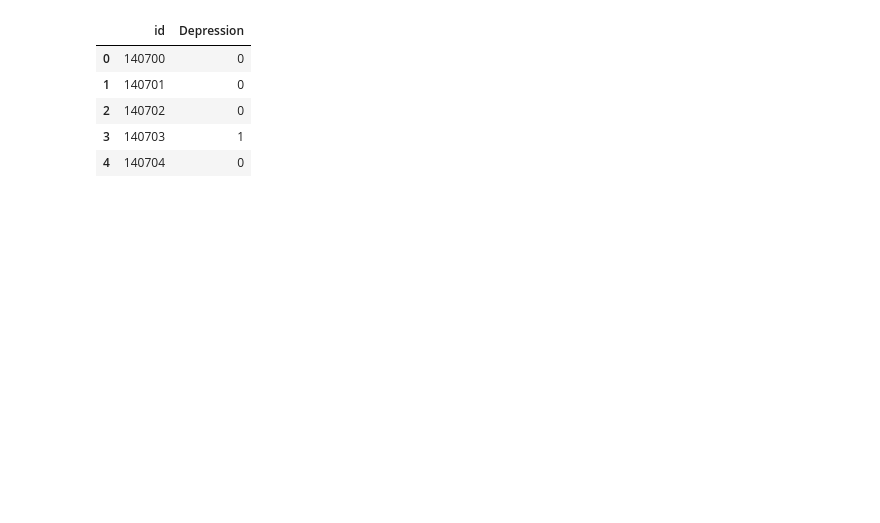
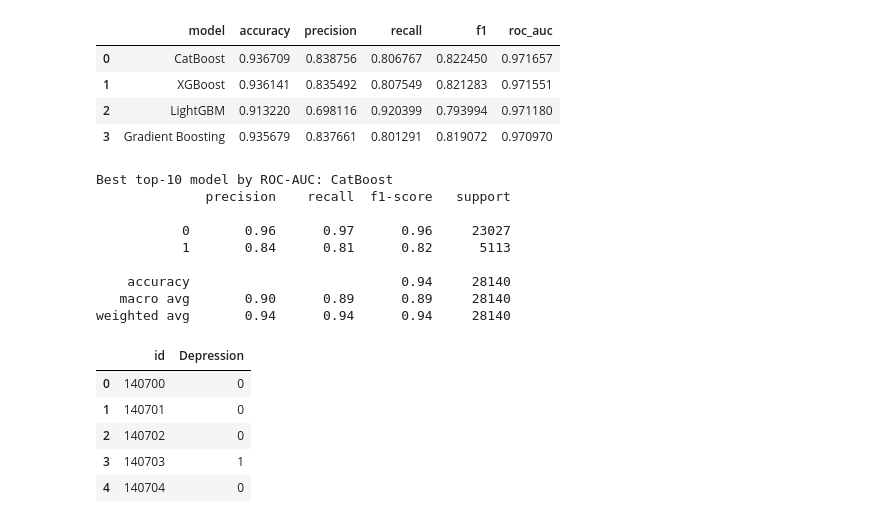
Before and after one commit to ngocthinh09/CS114-Depression-Prediction, a Jupyter notebook: ml/fucs_pipeline.ipynb, the cells around one changed output. Cells and saved outputs as stored; diff of their text form; code cells hidden in the pictures; blank space fills up the shorter version.

```diff
--- a/ml/fucs_pipeline.ipynb
+++ b/ml/fucs_pipeline.ipynb
@@ -461,0 +460,66 @@ plt.show()
+# %%
+# Lần 2: chạy thử chỉ với 10 feature có SHAP impact cao nhất
+top_n_features = 10
+top_features = shap_original_feature_importance['original_feature'].head(top_n_features).tolist()
+
+print(f'Top {top_n_features} features by SHAP impact:')
+for feature in top_features:
+    print('-', feature)
+
+X_train_top = X_train[top_features].copy()
+X_val_top = X_val[top_features].copy()
+
+top_numeric_cols = X_train_top.select_dtypes(include=np.number).columns.tolist()
+top_categorical_cols = X_train_top.select_dtypes(exclude=np.number).columns.tolist()
+
+top_preprocessor = ColumnTransformer(
+    transformers=[
+        ('num', clone(numeric_pipeline), top_numeric_cols),
+        ('cat', clone(categorical_pipeline), top_categorical_cols),
+    ],
+    remainder='drop',
+)
+
+top10_results = []
+top10_reports = {}
+top10_fitted_models = {}
+
+for name, classifier in tree_models.items():
+    model = Pipeline(
+        steps=[
+            ('preprocess', clone(top_preprocessor)),
+            ('classifier', clone(classifier)),
+        ]
+    )
+
+    model.fit(X_train_top, y_train)
+
+    val_pred = model.predict(X_val_top)
+    val_proba = model.predict_proba(X_val_top)[:, 1]
+
+    top10_reports[name] = classification_report(y_val, val_pred)
+    top10_fitted_models[name] = model
+    top10_results.append(
+        {
+            'model': name,
+            'accuracy': accuracy_score(y_val, val_pred),
+            'precision': precision_score(y_val, val_pred),
+            'recall': recall_score(y_val, val_pred),
+            'f1': f1_score(y_val, val_pred),
+            'roc_auc': roc_auc_score(y_val, val_proba),
+        }
+    )
+
+top10_results_df = pd.DataFrame(top10_results).sort_values(
+    by=['roc_auc', 'f1'],
+    ascending=False,
+).reset_index(drop=True)
+
+display(top10_results_df)
+
+best_top10_model_name = top10_results_df.loc[0, 'model']
+best_top10_model = top10_fitted_models[best_top10_model_name]
+
+print(f'Best top-{top_n_features} model by ROC-AUC: {best_top10_model_name}')
+print(top10_reports[best_top10_model_name])
+# %% [output]
@@ -462,3 +537,17 @@ plt.show()
+|  | model | accuracy | precision | recall | f1 | roc_auc |
+| 0 | CatBoost | 0.936709 | 0.838756 | 0.806767 | 0.822450 | 0.971657 |
+| 1 | XGBoost | 0.936141 | 0.835492 | 0.807549 | 0.821283 | 0.971551 |
+| 2 | LightGBM | 0.913220 | 0.698116 | 0.920399 | 0.793994 | 0.971180 |
+| 3 | Gradient Boosting | 0.935679 | 0.837661 | 0.801291 | 0.819072 | 0.970970 |
+Best top-10 model by ROC-AUC: CatBoost
+              precision    recall  f1-score   support
+
+           0       0.96      0.97      0.96     23027
+           1       0.84      0.81      0.82      5113
+
+    accuracy                           0.94     28140
+   macro avg       0.90      0.89      0.89     28140
+weighted avg       0.94      0.94      0.94     28140
 # %%
 # Tạo submission mẫu
 final_model = Pipeline(
```
Also changed, not shown: parts of 4 cells of this notebook, 2 other files.
